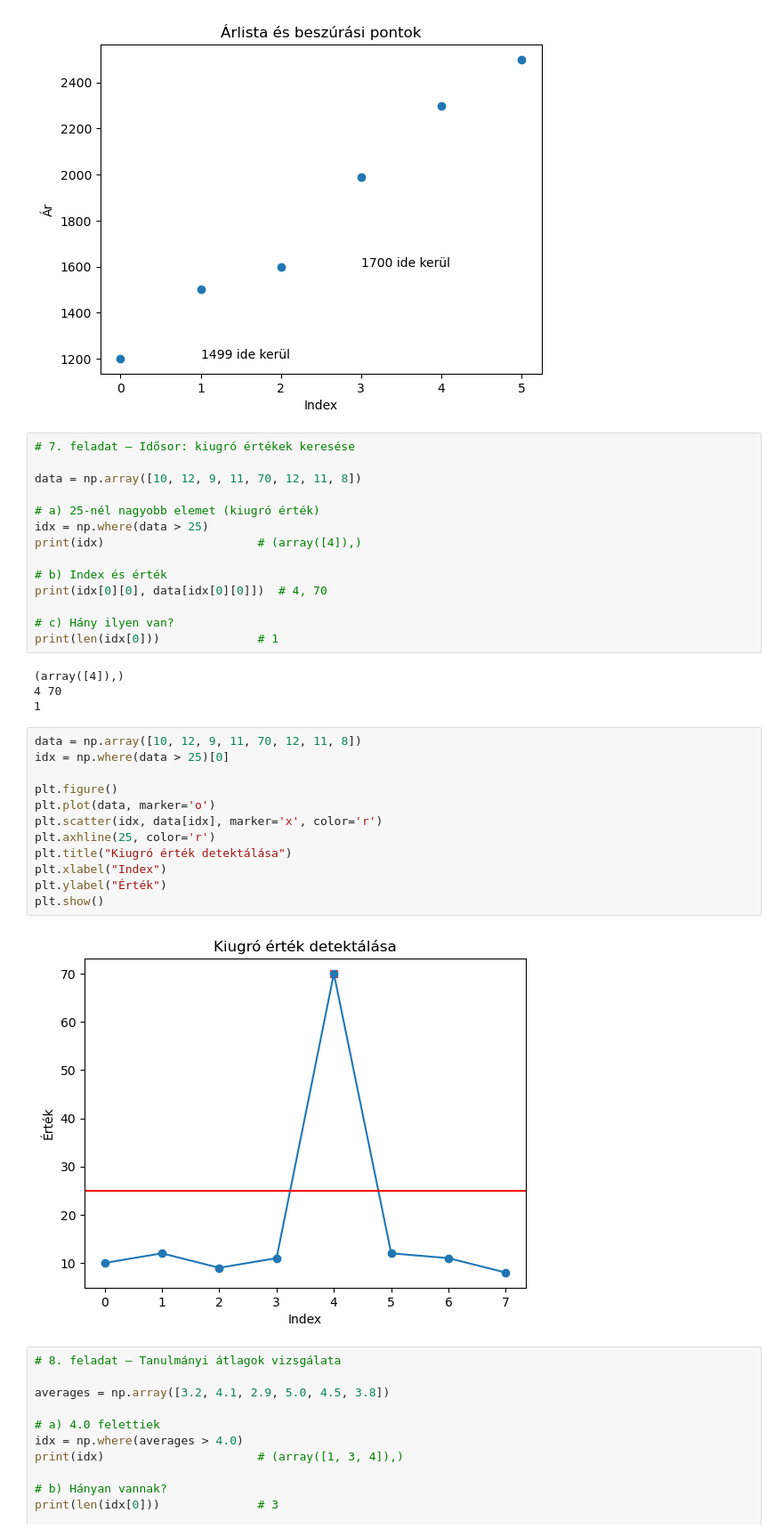
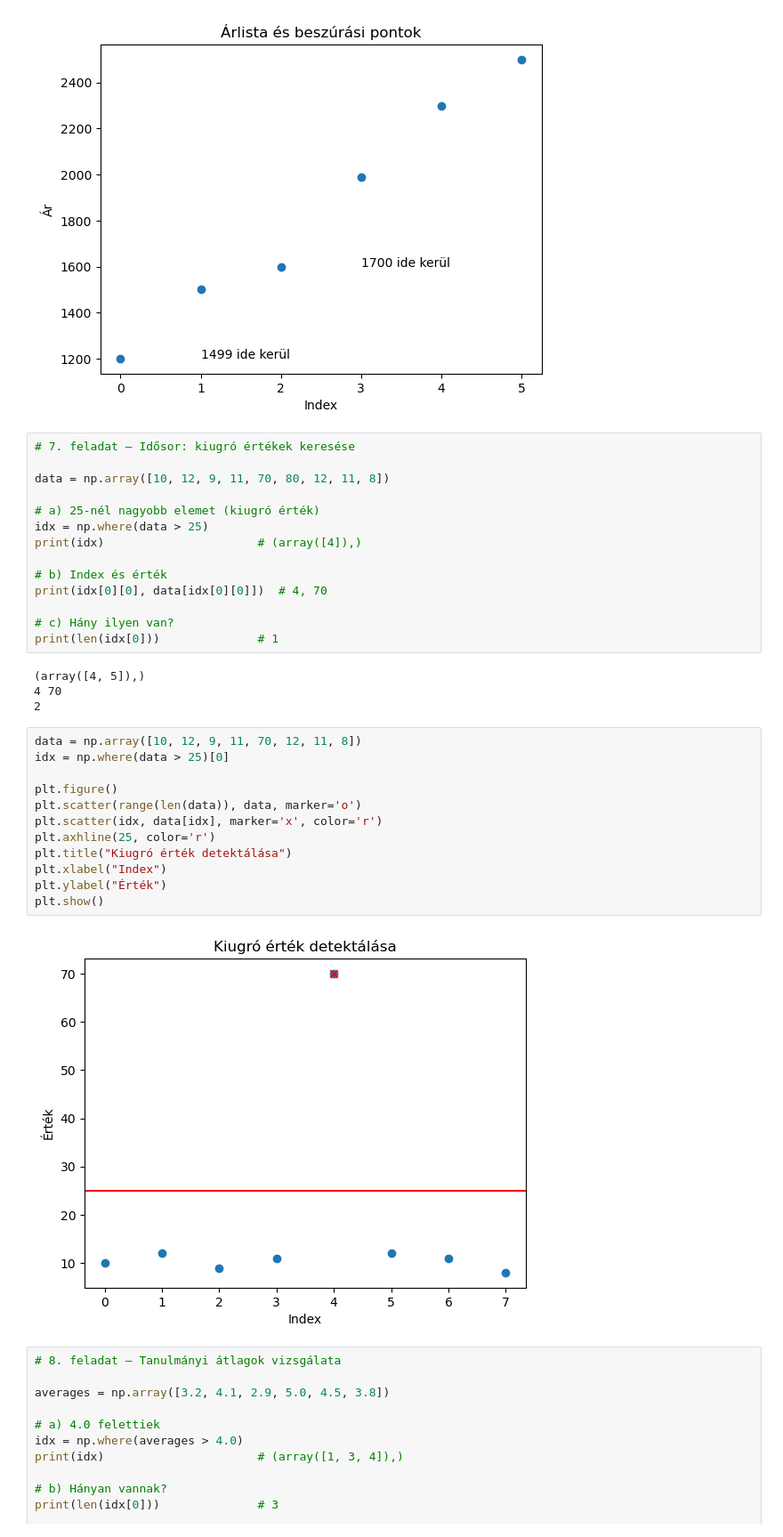
Before and after one commit to gludovatza/adatelemzes, a Jupyter notebook: anaconda_notebooks/search_where.ipynb, the cells around one changed output. Shown: that part at 89% size. Cells and saved outputs as stored; diff of their text form.

```diff
--- a/anaconda_notebooks/search_where.ipynb
+++ b/anaconda_notebooks/search_where.ipynb
@@ -345,7 +363,7 @@ plt.show()
 # %%
 # 7. feladat – Idősor: kiugró értékek keresése
 
-data = np.array([10, 12, 9, 11, 70, 12, 11, 8])
+data = np.array([10, 12, 9, 11, 70, 80, 12, 11, 8])
 
 # a) 25-nél nagyobb elemet (kiugró érték)
 idx = np.where(data > 25)
@@ -357,23 +375,23 @@ print(idx[0][0], data[idx[0][0]])  # 4, 70
 # c) Hány ilyen van?
 print(len(idx[0]))              # 1
 # %% [output]
-(array([4]),)
+(array([4, 5]),)
 4 70
-1
+2
 # %%
 data = np.array([10, 12, 9, 11, 70, 12, 11, 8])
 idx = np.where(data > 25)[0]
 
 plt.figure()
-plt.plot(data, marker='o')
+plt.scatter(range(len(data)), data, marker='o')
 plt.scatter(idx, data[idx], marker='x', color='r')
 plt.axhline(25, color='r')
 plt.title("Kiugró érték detektálása")
 plt.xlabel("Index")
 plt.ylabel("Érték")
 plt.show()
 # %% [output]
-[figure, old version]
+[figure, new version]
 # %%
 # 8. feladat – Tanulmányi átlagok vizsgálata
 
```
Also changed, not shown: parts of 10 cells of this notebook.
